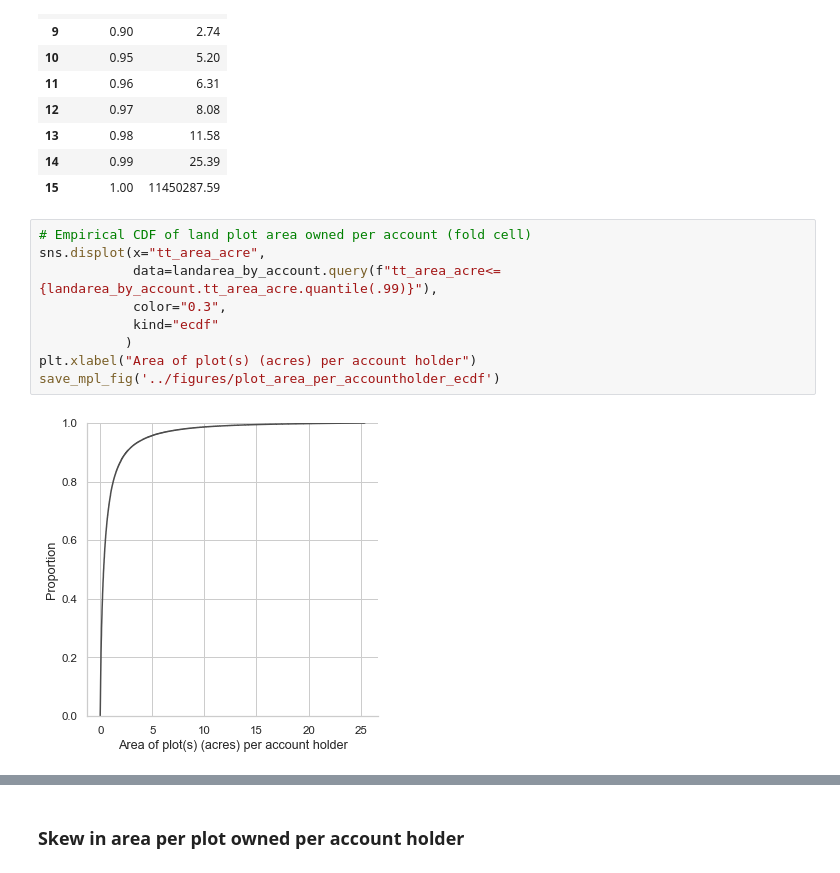
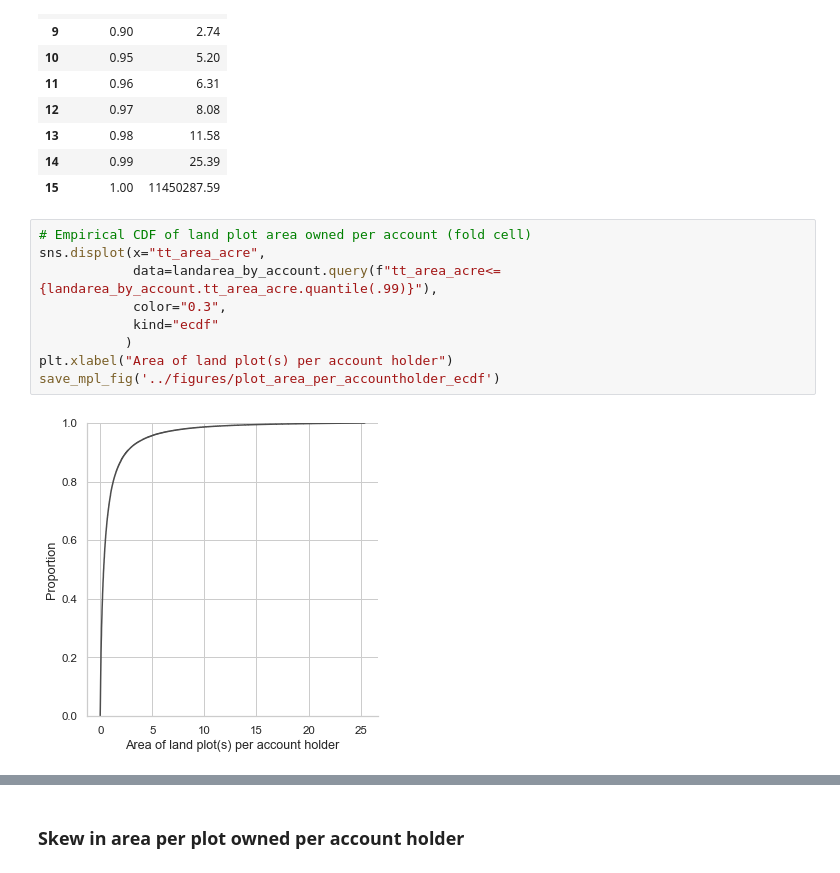
Before and after one commit to in-rolls/land, a Jupyter notebook: scripts/land_distribution_bihar.ipynb, the cells around one changed output, grey strips where cells are left out. Saved outputs shown, nothing was run; the diff lists cells and outputs as text.

```diff
--- a/scripts/land_distribution_bihar.ipynb
+++ b/scripts/land_distribution_bihar.ipynb
@@ -176,14 +176,14 @@ tab_acres_deciles
 # %%
 # Empirical CDF of land plot area owned per account (fold cell)
 sns.displot(x="tt_area_acre",
             data=landarea_by_account.query(f"tt_area_acre<={landarea_by_account.tt_area_acre.quantile(.99)}"),
             color="0.3",
             kind="ecdf"
            )
-plt.xlabel("Area of plot(s) (acres) per account holder")
+plt.xlabel("Area of land plot(s) per account holder")
 save_mpl_fig('../figures/plot_area_per_accountholder_ecdf')
 # %% [output]
-[figure, old version]
+[figure, new version]
 # %%
 # Histogram of land plot area owned per account (fold cell)
 ax = sns.displot(data=landarea_by_account.query(f"tt_area_acre<={landarea_by_account.tt_area_acre.quantile(.99)}"),
```
Also changed, not shown: parts of 6 cells of this notebook, 13 other files.
